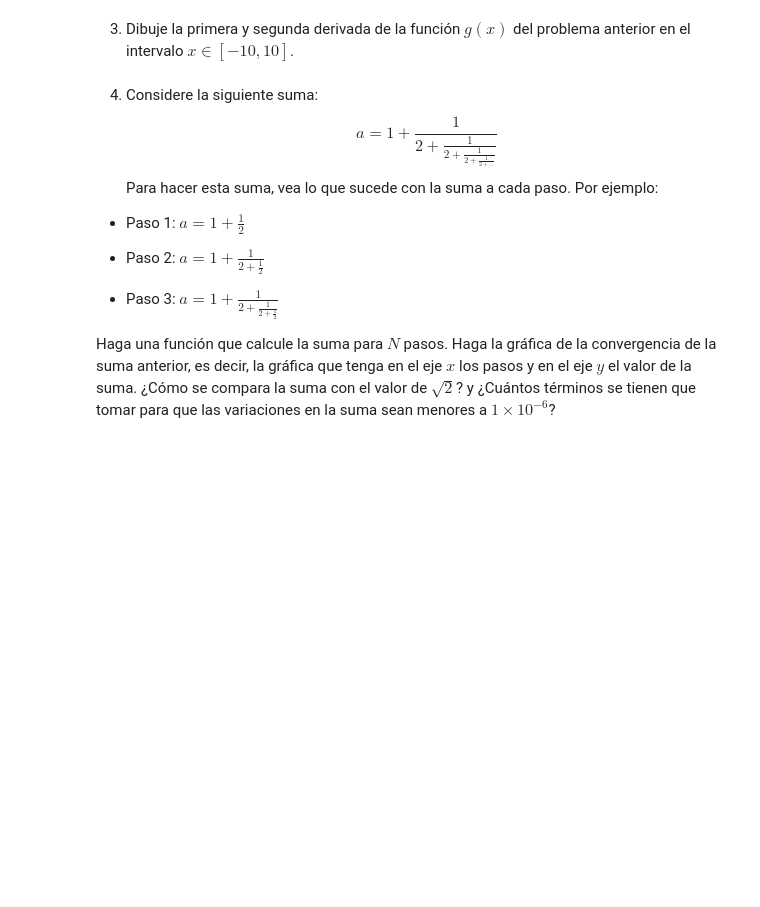
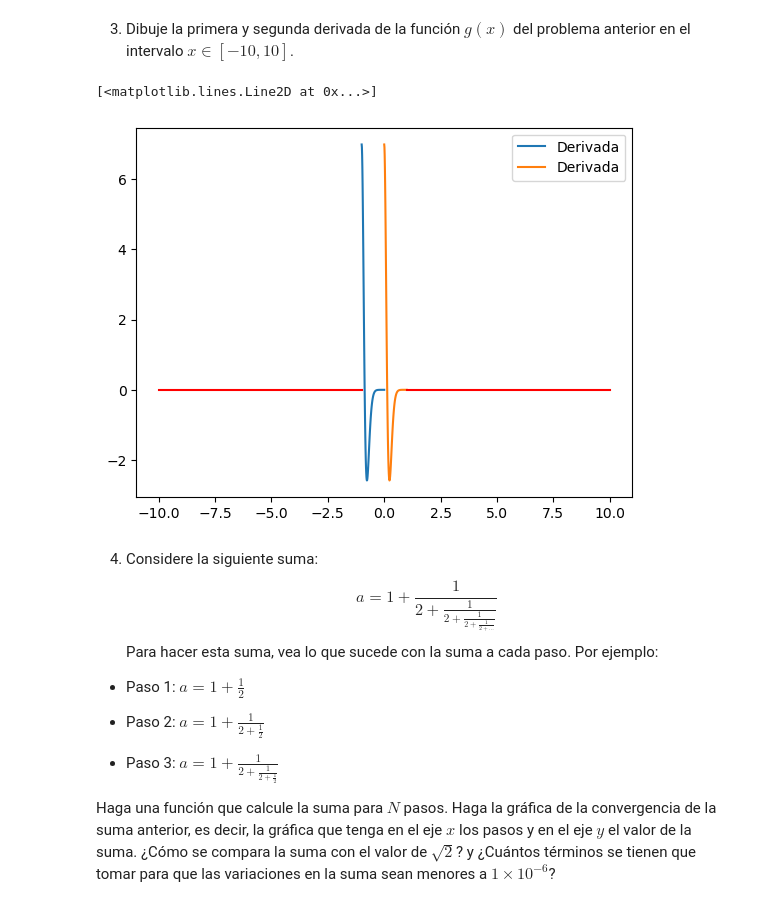
Before and after one commit to ivanraskolnikov/Fisica_Comp_Tareas, a Jupyter notebook: Tarea_examen_1_iván_Márquez_Velázquez.ipynb, the cells around one changed output. Saved outputs shown, nothing was run; the diff lists cells and outputs as text; code cells hidden in the pictures; blank space fills up the shorter version.

```diff
--- a/Tarea_examen_1_iván_Márquez_Velázquez.ipynb
+++ b/Tarea_examen_1_iván_Márquez_Velázquez.ipynb
@@ -67,4 +111,28 @@ donde $Ai(x)$ es la función de Airy, y $ai_0$ es la raíz de dicha función má
 3. Dibuje la primera y segunda derivada de la función $g(x)$ del problema anterior en el intervalo $x \in [-10,10]$.
+# %%
+def deriv_sim(f,x):
+    df = np.zeros_like(f)
+    for i in range(1,len(x)-1):
+        df[i] = (f[i+1]-f[i-1])/(x[i+1]-x[i-1])
+    df[0] = (f[1]-f[0])/(x[1]-x[0])
+    df[-1] = -(f[-2]-f[-1])/(x[-1]-x[-2])
+    return df
+
+x = np.linspace(0, 1, 100)
+f = airy((10*x)+a0)[0]
+derv = deriv_sim(f,x)
+
+for i in range(-1,1,1):
+    x1 = np.linspace(i,i+1,100)
+    mi_plot(x1,derv,gap=1,label="Derivada")   #usé la función del primer ejercicio para evitar los saltos
+x0 = np.linspace(-10,-1,100)
+y0 = np.linspace(1,10,100)
+y = np.zeros_like(x0)
+plt.plot(x0,y,color="red")
+plt.plot(y0,y,color="red")
+# %% [output]
+[<matplotlib.lines.Line2D at 0x...>]
+[figure, added]
 # %% [markdown]
 4. Considere la siguiente suma:
 $$
```
Also changed, not shown: parts of 2 cells of this notebook.
